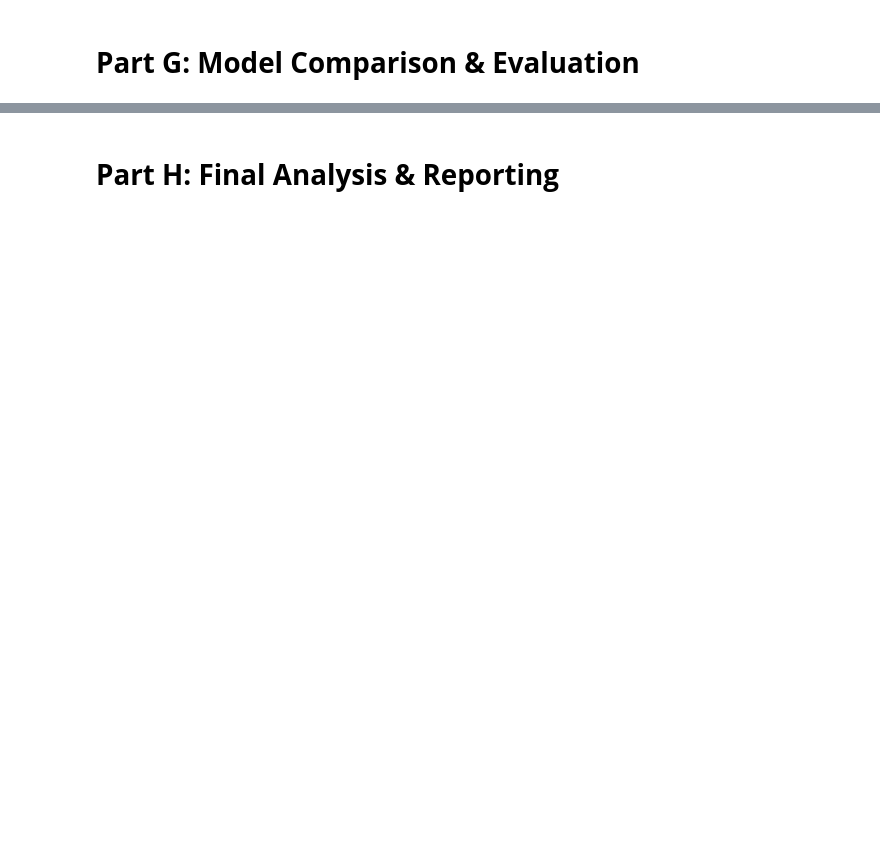
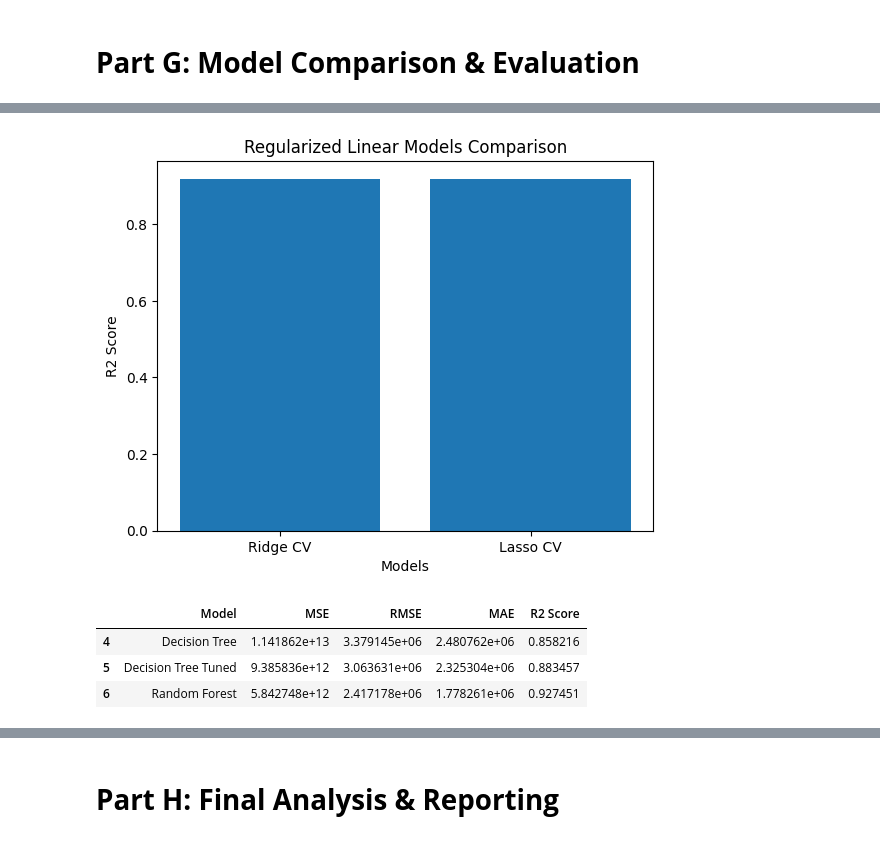
Before and after one commit to krisha12345819/Supervised-Learning-Robust-Regression-Engine, a Jupyter notebook: Robust_Regression_Engine.ipynb, the cells around one changed output, grey strips where cells are left out. Drawn from its saved outputs; the diff is of its cells as text; code cells hidden in the pictures; blank space fills up the shorter version.

```diff
--- a/Robust_Regression_Engine.ipynb
+++ b/Robust_Regression_Engine.ipynb
@@ -417,0 +562,23 @@ results_df
+# %%
+plt.bar(linear_models["Model"], linear_models["R2 Score"])
+
+plt.title("Regularized Linear Models Comparison")
+plt.xlabel("Models")
+plt.ylabel("R2 Score")
+
+plt.show()
+# %% [output]
+[figure, added]
+# %%
+tree_models = results_df[
+    results_df["Model"].isin([
+        "Decision Tree",
+        "Decision Tree Tuned",
+        "Random Forest"])]
+
+tree_models
+# %% [output]
+|  | Model | MSE | RMSE | MAE | R2 Score |
+| 4 | Decision Tree | 1.141862e+13 | 3.379145e+06 | 2.480762e+06 | 0.858216 |
+| 5 | Decision Tree Tuned | 9.385836e+12 | 3.063631e+06 | 2.325304e+06 | 0.883457 |
+| 6 | Random Forest | 5.842748e+12 | 2.417178e+06 | 1.778261e+06 | 0.927451 |
```
Also changed, not shown: parts of 32 cells of this notebook, 4 other files.
